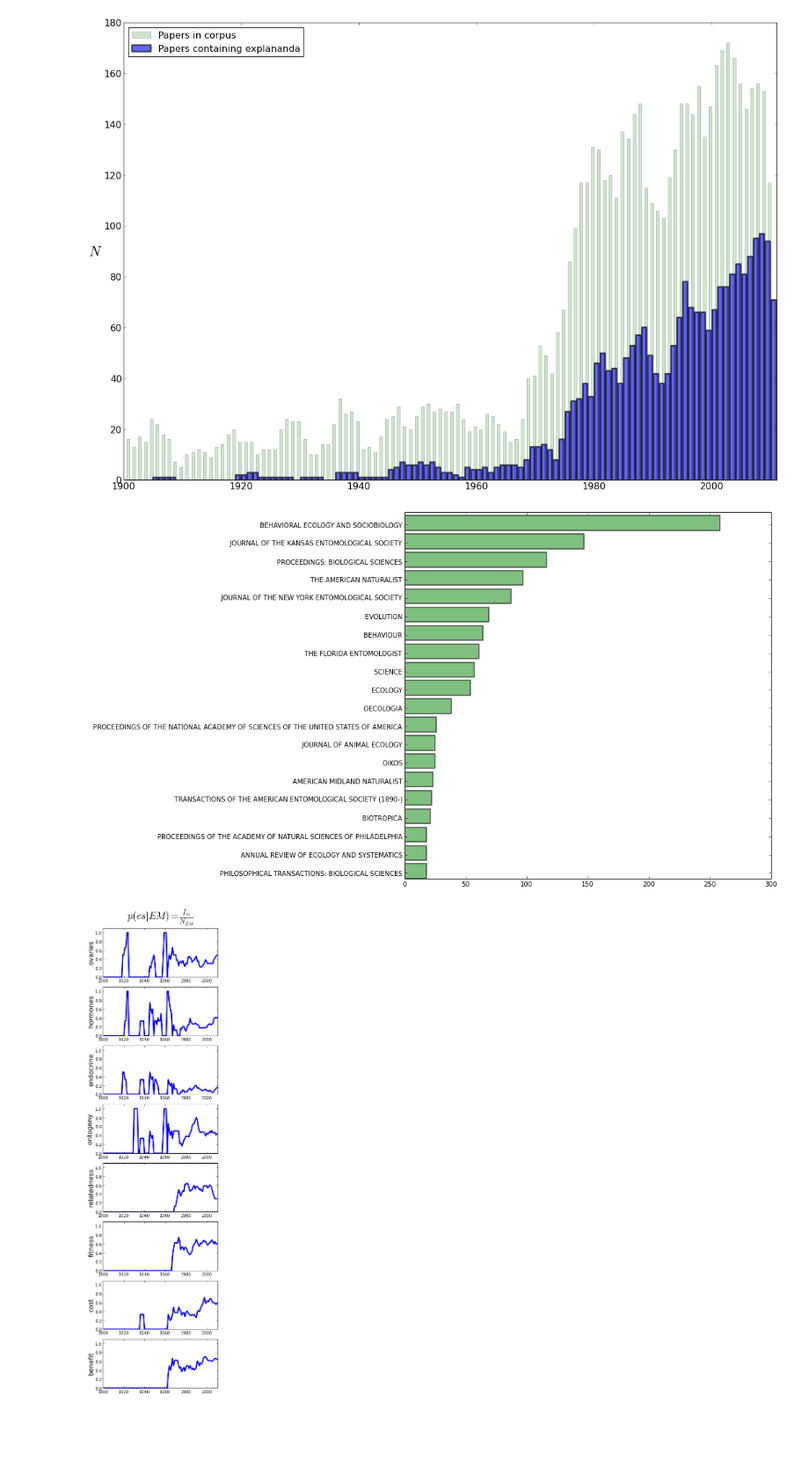
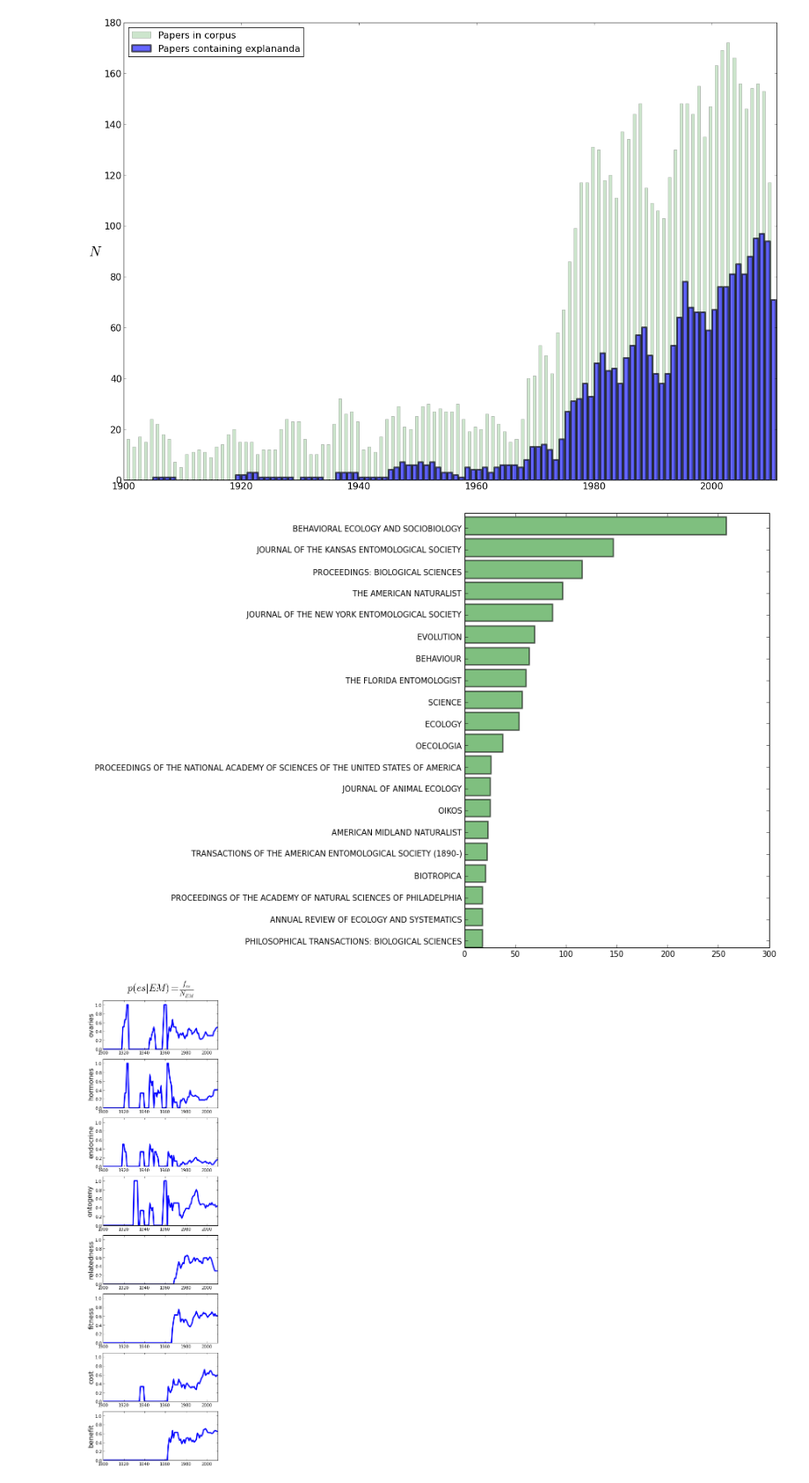
Before and after one commit to erickpeirson/Social-Dominance-in-Polistes, a Jupyter notebook: 20140419 - Guido co-occurrence.ipynb, the cells around one changed output. Shown at 88% size. Saved outputs shown, nothing was run; the diff lists cells and outputs as text; code cells hidden in the pictures; blank space fills up the shorter version.

```diff
--- a/20140419 - Guido co-occurrence.ipynb
+++ b/20140419 - Guido co-occurrence.ipynb
@@ -236,12 +308,12 @@ for p in D.papers():
 # %%
 jsorted = sorted(journals, key=journals.get, reverse=False)
 # %%
-plt.figure(figsize=(10,10))
+plt.figure(figsize=(7,10))
 plt.barh(arange(20), [ journals[j] for j in jsorted[-20:] ], color='green', alpha=0.5, lw=2)
 plt.yticks(arange(20)+0.3, [ '  '+j for j in jsorted[-20:]])
 plt.show()
 # %% [output]
-[figure, old version]
+[figure, new version]
 # %%
 C_em = []
 for p in D.papers():
```
Also changed, not shown: parts of 17 cells of this notebook.
